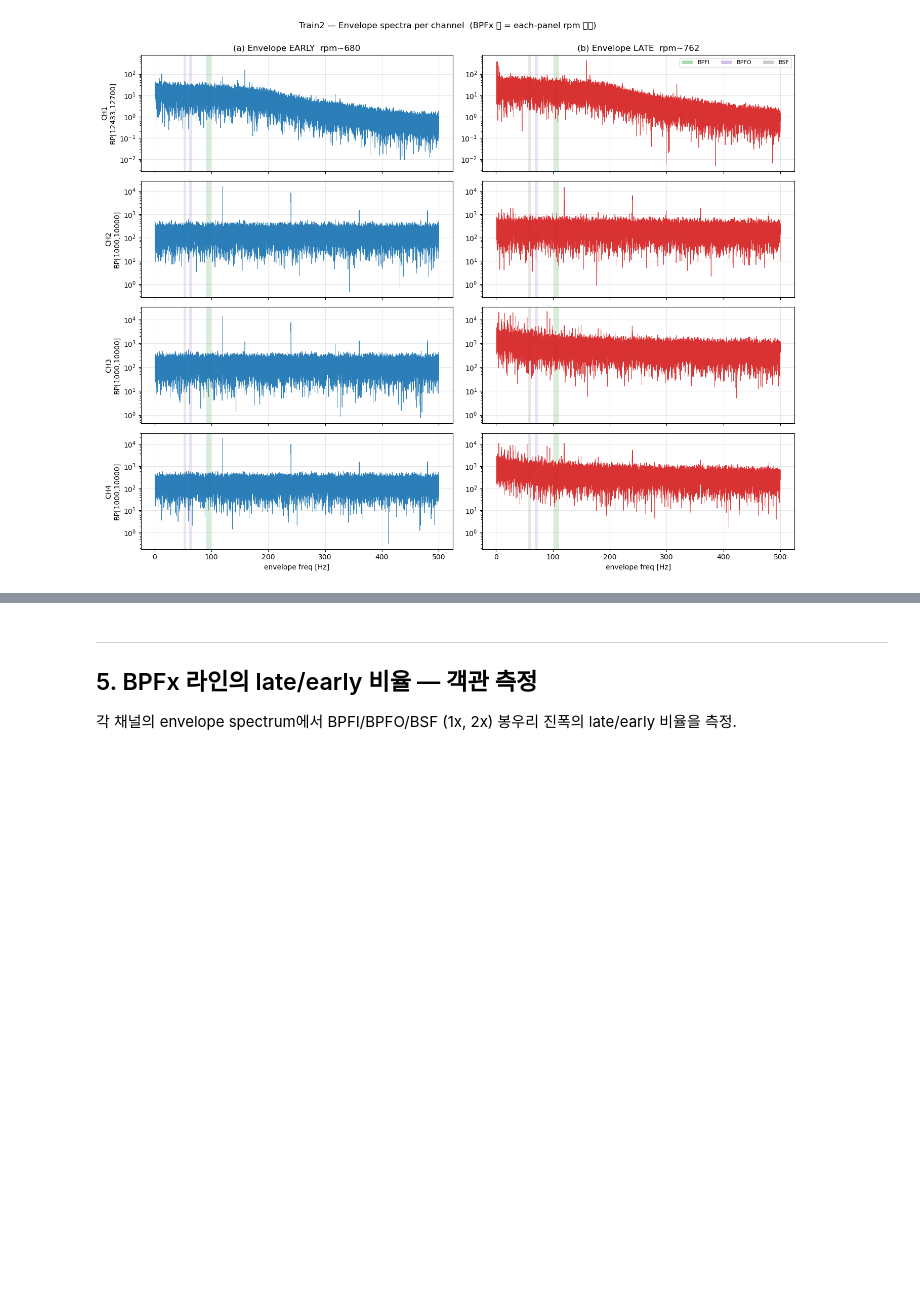
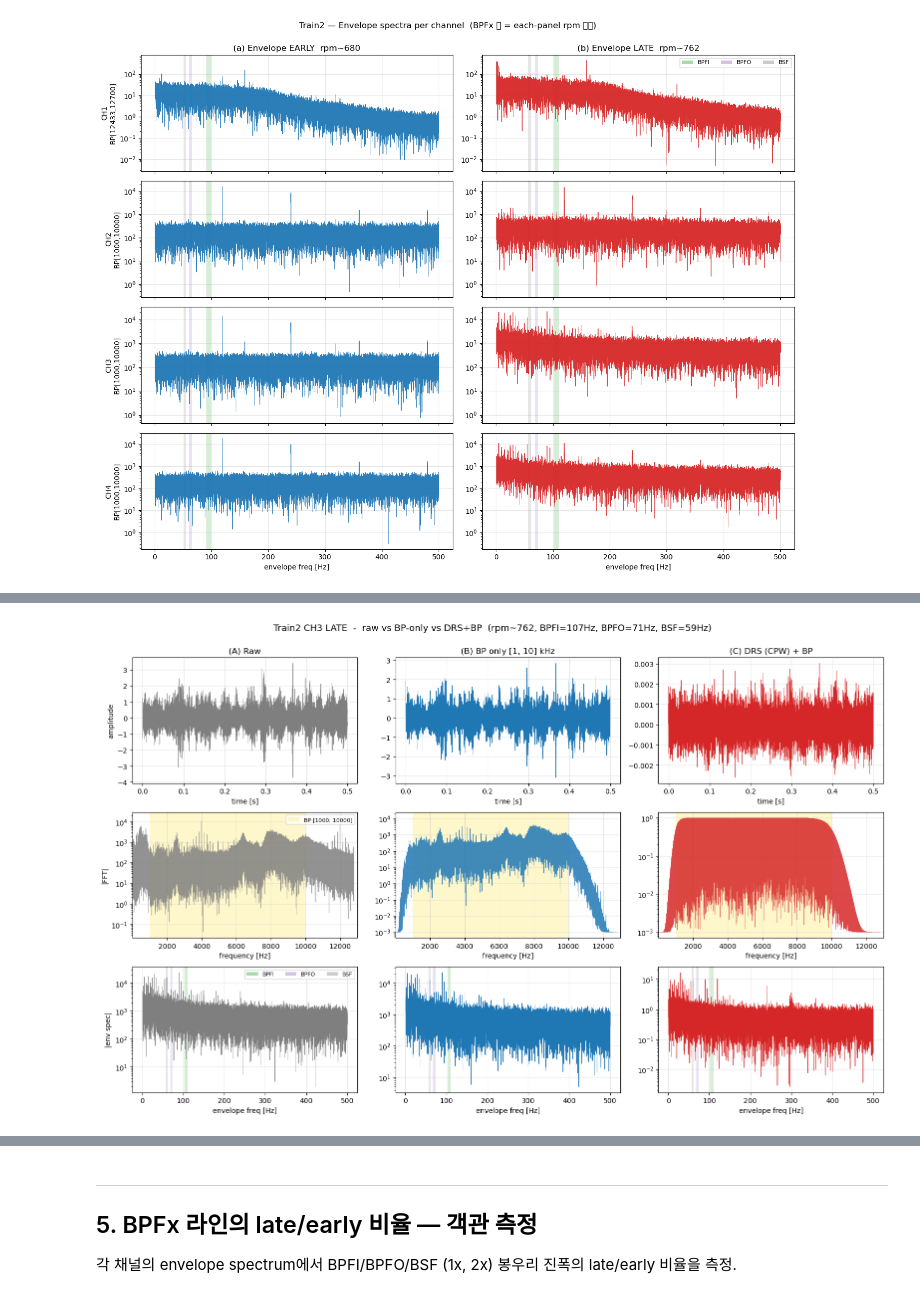
Before and after one commit to Circler-K/data_challenge, a Jupyter notebook: notebooks/01_train2_analysis.ipynb, the cells around one changed output, grey strips where cells are left out. Drawn from its saved outputs; the diff is of its cells as text; code cells hidden in the pictures; blank space fills up the shorter version.

```diff
--- a/notebooks/01_train2_analysis.ipynb
+++ b/notebooks/01_train2_analysis.ipynb
@@ -368,0 +446,59 @@ plt.show()
+# %%
+# 3-row x 3-col comparison: waveform / FFT / envelope
+fig, axes = plt.subplots(3, 3, figsize=(16, 10))
+n_show = int(0.5 * FS)  # 0.5 s
+t_axis = np.arange(n_show) / FS
+
+methods = [
+    ('(A) Raw', x_raw, 'tab:gray'),
+    ('(B) BP only [1, 10] kHz', x_bp, 'tab:blue'),
+    ('(C) DRS (CPW) + BP', x_drs, 'tab:red'),
+]
+
+for j, (name, sig, color) in enumerate(methods):
+    # Row 1: Waveform 0.5 s
+    ax = axes[0, j]
+    ax.plot(t_axis, sig[:n_show], color=color, lw=0.5)
+    ax.set_title(name, fontsize=12)
+    ax.set_xlabel('time [s]')
+    ax.grid(alpha=0.3)
+    if j == 0: ax.set_ylabel('amplitude')
+
+    # Row 2: FFT (5-13000 Hz, log)
+    ax = axes[1, j]
+    spec = np.abs(np.fft.rfft(sig * np.hanning(len(sig))))
+    f = np.fft.rfftfreq(len(sig), d=1.0/FS)
+    m = (f >= 5) & (f <= 13000)
+    ax.semilogy(f[m], spec[m] + 1e-3, color=color, lw=0.4, alpha=0.85)
+    ax.axvspan(lo_t2_ch3, hi_t2_ch3, color='gold', alpha=0.2, lw=0,
+               label=f'BP [{lo_t2_ch3:.0f}, {hi_t2_ch3:.0f}]')
+    ax.set_xlabel('frequency [Hz]'); ax.grid(alpha=0.3)
+    ax.set_xlim(5, 13000)
+    if j == 0: ax.set_ylabel('|FFT|')
+    if j == 0: ax.legend(fontsize=8, loc='upper right')
+
+    # Row 3: Envelope spectrum
+    ax = axes[2, j]
+    env = np.abs(hilbert(sig)); env -= env.mean()
+    espec = np.abs(np.fft.rfft(env * np.hanning(len(env))))
+    fe = np.fft.rfftfreq(len(env), d=1.0/FS)
+    me = (fe >= 1) & (fe <= 500)
+    ax.semilogy(fe[me], espec[me], color=color, lw=0.6)
+    BPFx_HZ = {'BPFI': 140 * rpm_l/1000, 'BPFO': 93 * rpm_l/1000, 'BSF': 78 * rpm_l/1000}
+    BPFX_COLORS = {'BPFI': 'tab:green', 'BPFO': 'tab:purple', 'BSF': 'tab:gray'}
+    for n2, fc in BPFx_HZ.items():
+        ax.axvspan(fc*0.96, fc*1.04, color=BPFX_COLORS[n2], alpha=0.18, lw=0)
+    ax.set_xlabel('envelope freq [Hz]'); ax.grid(alpha=0.3)
+    if j == 0: ax.set_ylabel('|env spec|')
+    if j == 0:
+        from matplotlib.patches import Patch
+        h = [Patch(facecolor=BPFX_COLORS[n2], alpha=0.4, label=n2) for n2 in ['BPFI','BPFO','BSF']]
+        ax.legend(handles=h, fontsize=8, loc='upper right', ncol=3)
+
+fig.suptitle(f'Train2 CH3 LATE  -  raw vs BP-only vs DRS+BP  '
+             f'(rpm~{rpm_l:.0f}, BPFI={BPFx_HZ["BPFI"]:.0f}Hz, BPFO={BPFx_HZ["BPFO"]:.0f}Hz, BSF={BPFx_HZ["BSF"]:.0f}Hz)',
+             fontsize=13, y=1.0)
+fig.tight_layout()
+plt.show()
+# %% [output]
+[figure, added]
```
Also changed, not shown: parts of 4 cells of this notebook.
